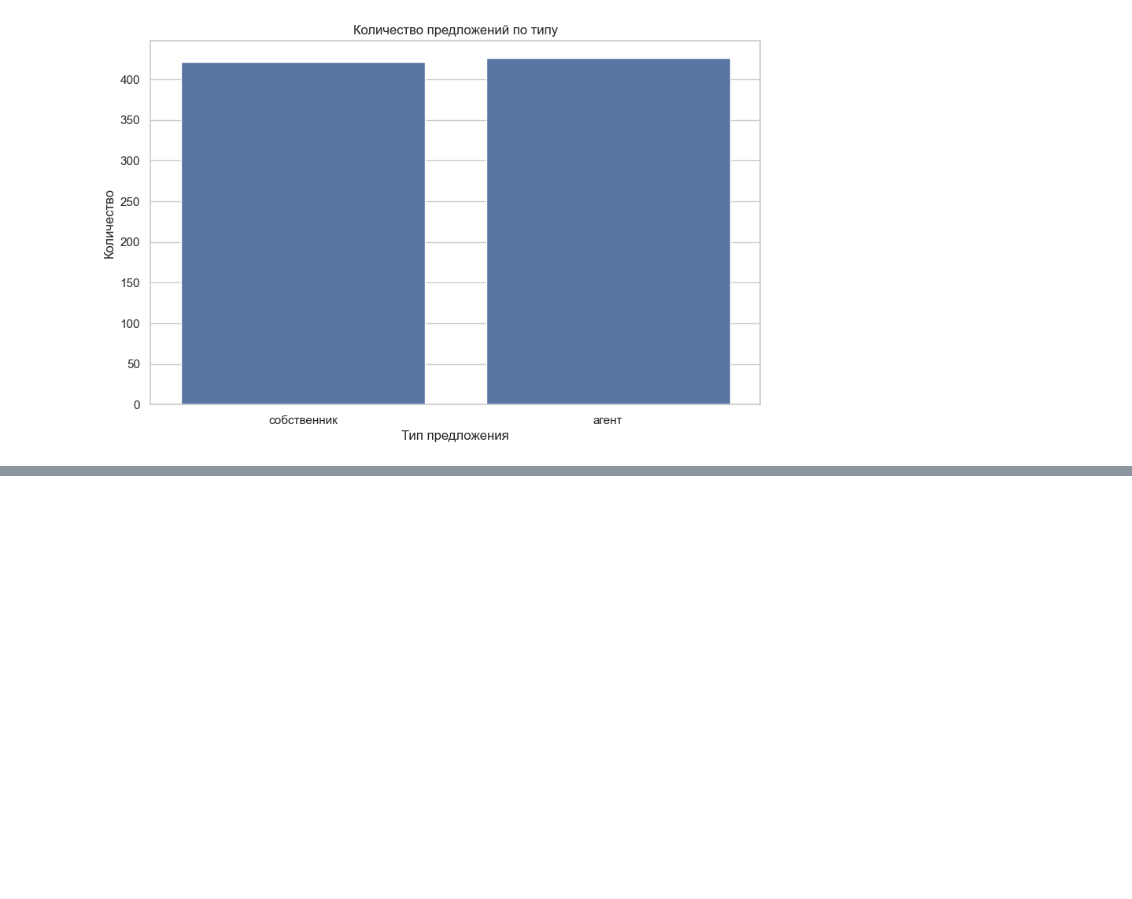
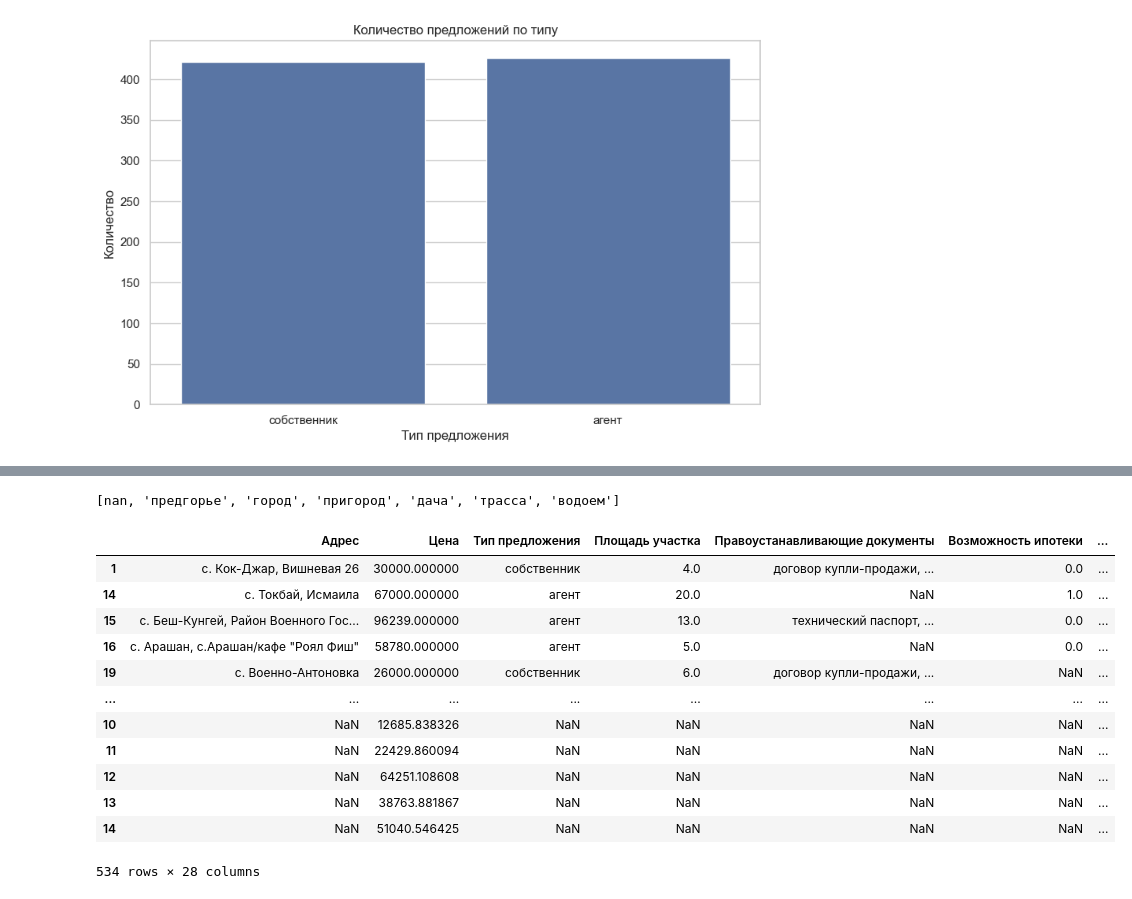
Before and after one commit to thedinaiym/Chui-Region-Research-Price, a Jupyter notebook: VisulaziationAndCluster.ipynb, the cells around one changed output, grey strips where cells are left out. Cells and saved outputs as stored; diff of their text form; code cells hidden in the pictures; blank space fills up the shorter version.

```diff
--- a/Visulaziation.ipynb
+++ b/VisulaziationAndCluster.ipynb
@@ -5,6 +5,7 @@ import seaborn as sns
 import matplotlib.pyplot as plt
 # %%
 data = pd.read_csv("sample_data/new_data.csv")
+data = data.drop("Село", axis=1)
 # %%
 import folium
 from folium.plugins import MarkerCluster
@@ -100,3 +101,22 @@ plt.ylabel('Количество')
 plt.show()
 # %% [output]
 [figure]
+# %%
+from sklearn.cluster import KMeans
+numeric_features = ['Цена', 'Площадь участка', 'Площадь, кв.м', 'Стоимость, доллар США за 1 кв.м']
+
+
+numeric_data = data[numeric_features]
+
+
+num_clusters = 15
+
+
+kmeans = KMeans(n_clusters=num_clusters, random_state=42)
+data['Price_Zone'] = kmeans.fit_predict(numeric_data)
+
+
+for zone in range(num_clusters):
+    print(f'Ценовая зона {zone}:')
+    print(data[data['Price_Zone'] == zone][['Адрес', 'Цена', 'Price_Zone']])
+    print('\n' + '='*50 + '\n')
@@ -102,0 +141,48 @@ plt.show()
+# %%
+data["Местоположение"].unique().tolist()
+# %% [output]
+[nan, 'предгорье', 'город', 'пригород', 'дача', 'трасса', 'водоем']
+# %%
+import numpy as np
+import pandas as pd
+
+data_selo = data[data['Местоположение'].str.contains('предгорье|пригород|дача|трасса|водоем', case=False, na=False)]
+data_gorod = data[data['Местоположение'].str.contains('город', case=False, na=False)]
+
+
+def generate_synthetic_data(original_data, num_rows_to_generate):
+    mean = original_data.mean()
+    std = original_data.std()
+    synthetic_data = np.random.normal(mean, std, num_rows_to_generate)
+
+    return synthetic_data
+
+
+num_rows_selo = 30
+synthetic_data_zone = generate_synthetic_data(zone_data['Цена'], num_rows_gorod_per_zone)
+num_rows_gorod_per_zone = 15
+num_zones = len(data_gorod['Price_Zone'].unique())
+
+synthetic_data_gorod = pd.DataFrame()
+for zone in range(num_zones):
+    zone_data = data_gorod[data_gorod['Price_Zone'] == zone]
+    synthetic_data_zone = generate_synthetic_data(zone_data['Цена'], num_rows_gorod_per_zone)
+    synthetic_data_gorod = pd.concat([synthetic_data_gorod, pd.DataFrame({'Цена': synthetic_data_zone, 'Price_Zone': [zone]*num_rows_gorod_per_zone})])
+
+
+final_data = pd.concat([data_selo, synthetic_data_selo, data_gorod, synthetic_data_gorod])
+final_data
+# %% [output]
+|  | Адрес | Цена | Тип предложения | Площадь участка | Правоустанавливающие документы | Возможность ипотеки | ... |
+| 1 | с. Кок-Джар, Вишневая 26 | 30000.000000 | собственник | 4.0 | договор купли-продажи, ... | 0.0 | ... |
+| 14 | с. Токбай, Исмаила | 67000.000000 | агент | 20.0 | NaN | 1.0 | ... |
+| 15 | с. Беш-Кунгей, Район Военного Гос... | 96239.000000 | агент | 13.0 | технический паспорт, ... | 0.0 | ... |
+| 16 | с. Арашан, с.Арашан/кафе "Роял Фиш" | 58780.000000 | агент | 5.0 | NaN | 0.0 | ... |
+| 19 | с. Военно-Антоновка | 26000.000000 | собственник | 6.0 | договор купли-продажи, ... | NaN | ... |
+| ... | ... | ... | ... | ... | ... | ... | ... |
+| 10 | NaN | 12685.838326 | NaN | NaN | NaN | NaN | ... |
+| 11 | NaN | 22429.860094 | NaN | NaN | NaN | NaN | ... |
+| 12 | NaN | 64251.108608 | NaN | NaN | NaN | NaN | ... |
+| 13 | NaN | 38763.881867 | NaN | NaN | NaN | NaN | ... |
+| 14 | NaN | 51040.546425 | NaN | NaN | NaN | NaN | ... |
+534 rows × 28 columns
```
Also changed, not shown: parts of 2 cells of this notebook, 40 other files.
